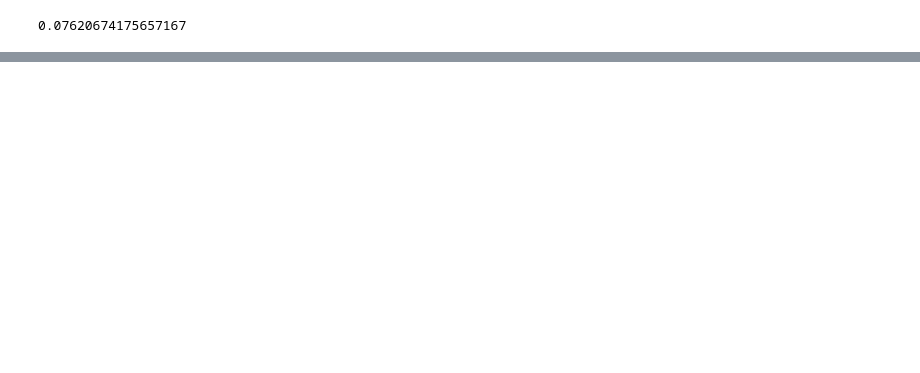
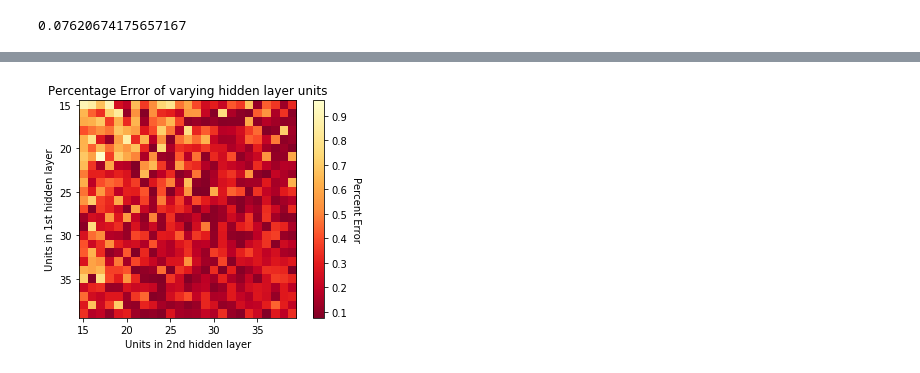
Before and after one commit to lduane2/ML-Final-Project, a Jupyter notebook: src/basicModel.ipynb, the cells around one changed output, grey strips where cells are left out. Drawn from its saved outputs; the diff is of its cells as text; code cells hidden in the pictures; blank space fills up the shorter version.

```diff
--- a/src/basicModel.ipynb
+++ b/src/basicModel.ipynb
@@ -128,7 +128,7 @@ for i in range(15,40):
         if err < minimum_error:
             print(predicted_gdp)
             minimum_units[0]=i
-            minimum_units[0]=j
+            minimum_units[1]=j
             minimum_error = err
 # %% [output]
 NN units:  15 15
@@ -186,0 +210,20 @@ minimum_units
+# %%
+#labels = ["15", "16", "17", "18", "19", "20", "21", "22", "23", "24", "25", "26", "27", "28", "29", "30", "31", "32", "33", "34", "35", "36", "37", "38", "39"]
+labels = ["0", "15", "20", "25", "30", "35", "40"]
+
+fig, ax = plt.subplots()
+im = ax.imshow(np.array(error), cmap=plt.cm.YlOrRd_r)
+
+cbar = ax.figure.colorbar(im, ax=ax)
+cbar.ax.set_ylabel("Percent Error", rotation=-90, va="bottom")
+
+ax.set_xticklabels(labels)
+ax.set_yticklabels(labels)
+ax.set_title("Percentage Error of varying hidden layer units")
+plt.xlabel('Units in 2nd hidden layer')
+plt.ylabel('Units in 1st hidden layer')
+
+
+plt.show()
+# %% [output]
+[figure, added]
```
Also changed, not shown: parts of 5 cells of this notebook, 2 other files.
